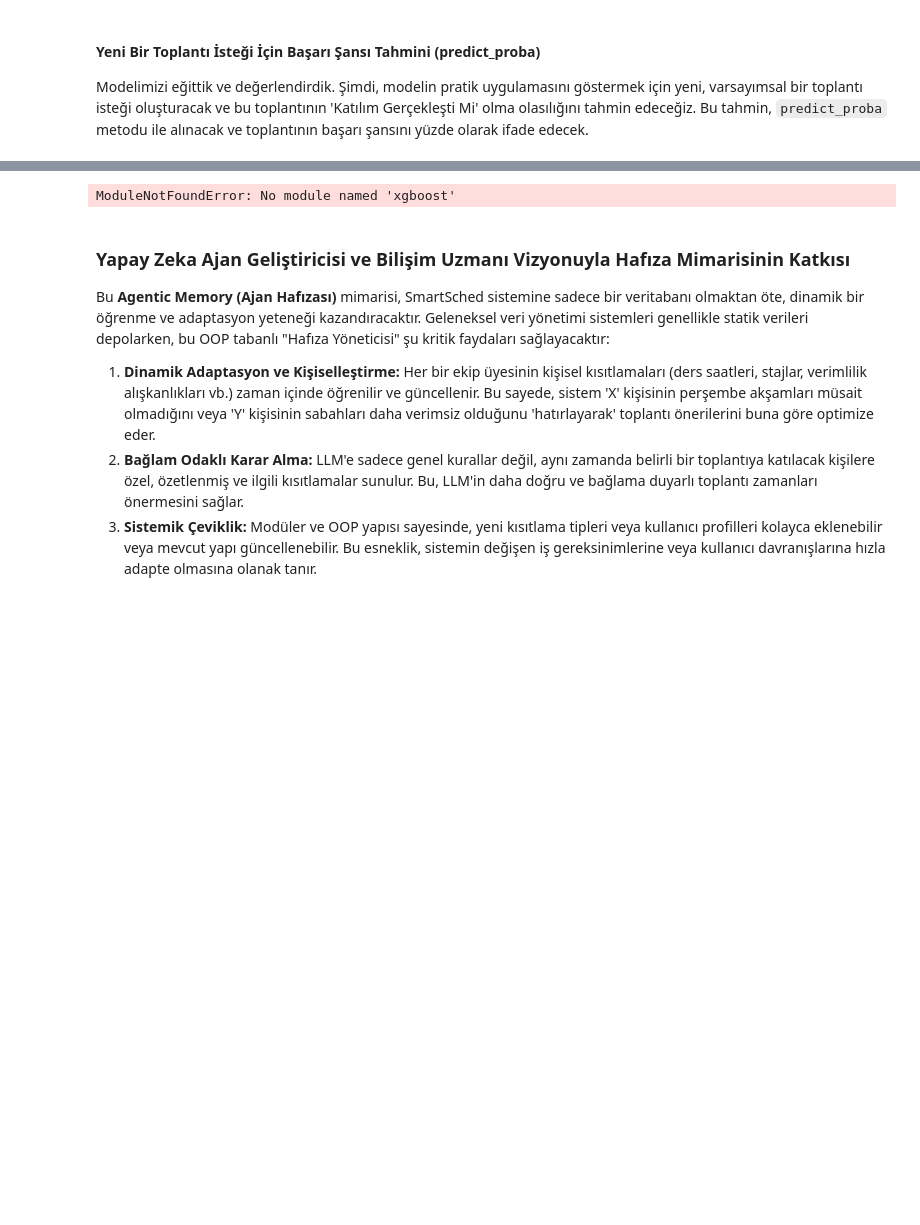
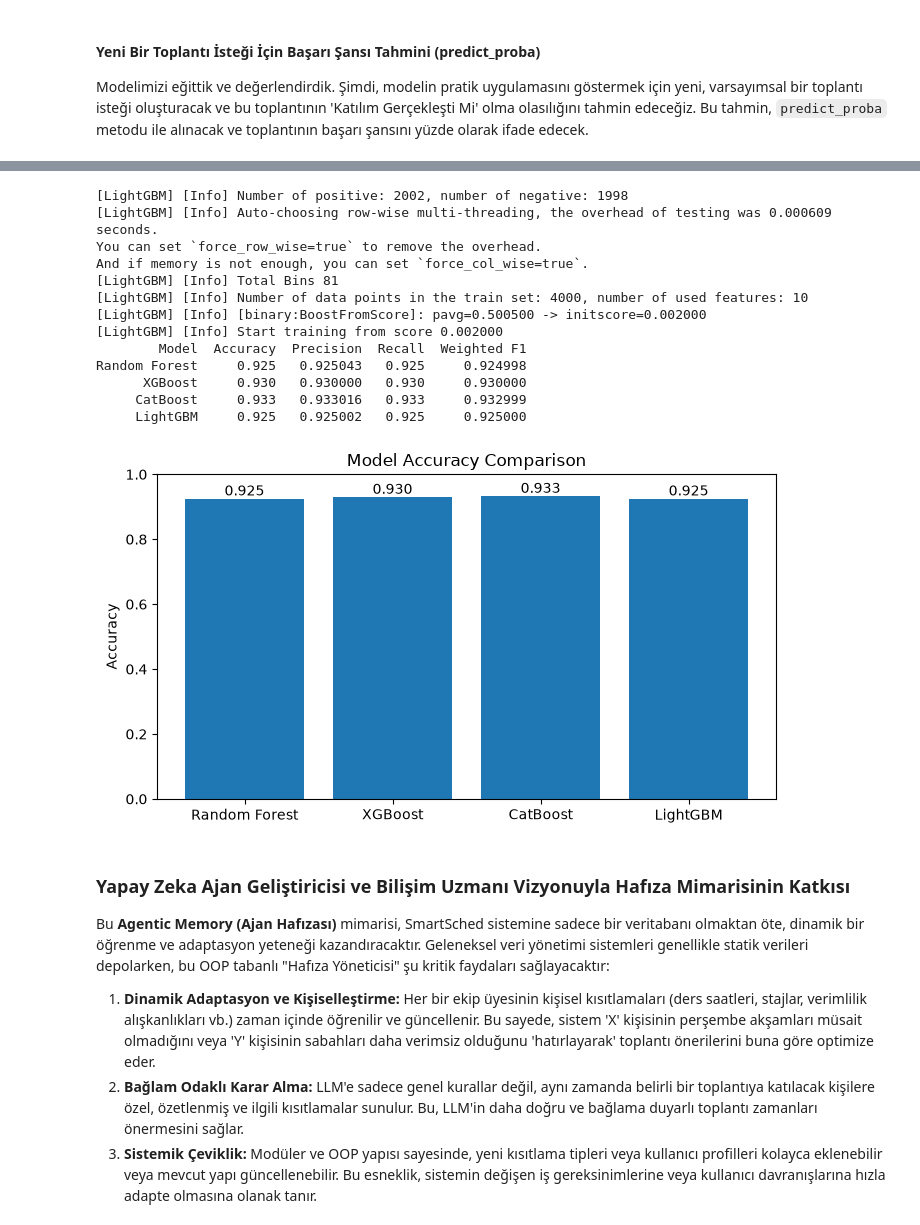
Before and after one commit to dilarasenay/bootcamp-project, a Jupyter notebook: Prototype.ipynb, the cells around one changed output, grey strips where cells are left out. Saved outputs shown, nothing was run; the diff lists cells and outputs as text; code cells hidden in the pictures; blank space fills up the shorter version.

Commit message:
save notebook outputs after model comparison

```diff
--- a/Prototype.ipynb
+++ b/Prototype.ipynb
@@ -1124,39 +1137,68 @@ comparison_results = pd.DataFrame({
         accuracy_score(y_test, xgb_pred),
         accuracy_score(y_test, cat_pred),
         accuracy_score(y_test, lgbm_pred),
     ],
     "Precision": [
         precision_score(y_test, y_pred, average="weighted"),
         precision_score(y_test, xgb_pred, average="weighted"),
         precision_score(y_test, cat_pred, average="weighted"),
         precision_score(y_test, lgbm_pred, average="weighted"),
     ],
     "Recall": [
         recall_score(y_test, y_pred, average="weighted"),
         recall_score(y_test, xgb_pred, average="weighted"),
         recall_score(y_test, cat_pred, average="weighted"),
         recall_score(y_test, lgbm_pred, average="weighted"),
     ],
     "Weighted F1": [
         f1_score(y_test, y_pred, average="weighted"),
         f1_score(y_test, xgb_pred, average="weighted"),
         f1_score(y_test, cat_pred, average="weighted"),
         f1_score(y_test, lgbm_pred, average="weighted"),
     ],
 })
 
-comparison_results
+print(comparison_results.to_string(index=False))
 
-# Weighted F1-score comparison
+# Accuracy comparison
 plt.figure(figsize=(7, 4))
-plt.bar(comparison_results["Model"], comparison_results["Weighted F1"])
-plt.title("Weighted F1-Score Comparison")
-plt.ylabel("Weighted F1-Score")
+
+bars = plt.bar(
+    comparison_results["Model"],
+    comparison_results["Accuracy"]
+)
+
+plt.title("Model Accuracy Comparison")
+plt.ylabel("Accuracy")
 plt.ylim(0, 1)
+
+# Display accuracy values above each bar
+for bar in bars:
+    height = bar.get_height()
+    plt.text(
+        bar.get_x() + bar.get_width() / 2,
+        height + 0.01,
+        f"{height:.3f}",
+        ha="center"
+    )
+
 plt.tight_layout()
 plt.show()
 # %% [output]
-ModuleNotFoundError: No module named 'xgboost'
+[LightGBM] [Info] Number of positive: 2002, number of negative: 1998
+[LightGBM] [Info] Auto-choosing row-wise multi-threading, the overhead of testing was 0.000609 seconds.
+You can set `force_row_wise=true` to remove the overhead.
+And if memory is not enough, you can set `force_col_wise=true`.
+[LightGBM] [Info] Total Bins 81
+[LightGBM] [Info] Number of data points in the train set: 4000, number of used features: 10
+[LightGBM] [Info] [binary:BoostFromScore]: pavg=0.500500 -> initscore=0.002000
+[LightGBM] [Info] Start training from score 0.002000
+        Model  Accuracy  Precision  Recall  Weighted F1
+Random Forest     0.925   0.925043   0.925     0.924998
+      XGBoost     0.930   0.930000   0.930     0.930000
+     CatBoost     0.933   0.933016   0.933     0.932999
+     LightGBM     0.925   0.925002   0.925     0.925000
+[figure, added]
 # %% [markdown]
 ### Yapay Zeka Ajan Geliştiricisi ve Bilişim Uzmanı Vizyonuyla Hafıza Mimarisinin Katkısı
 
```
Also changed, not shown: parts of 12 cells of this notebook.
